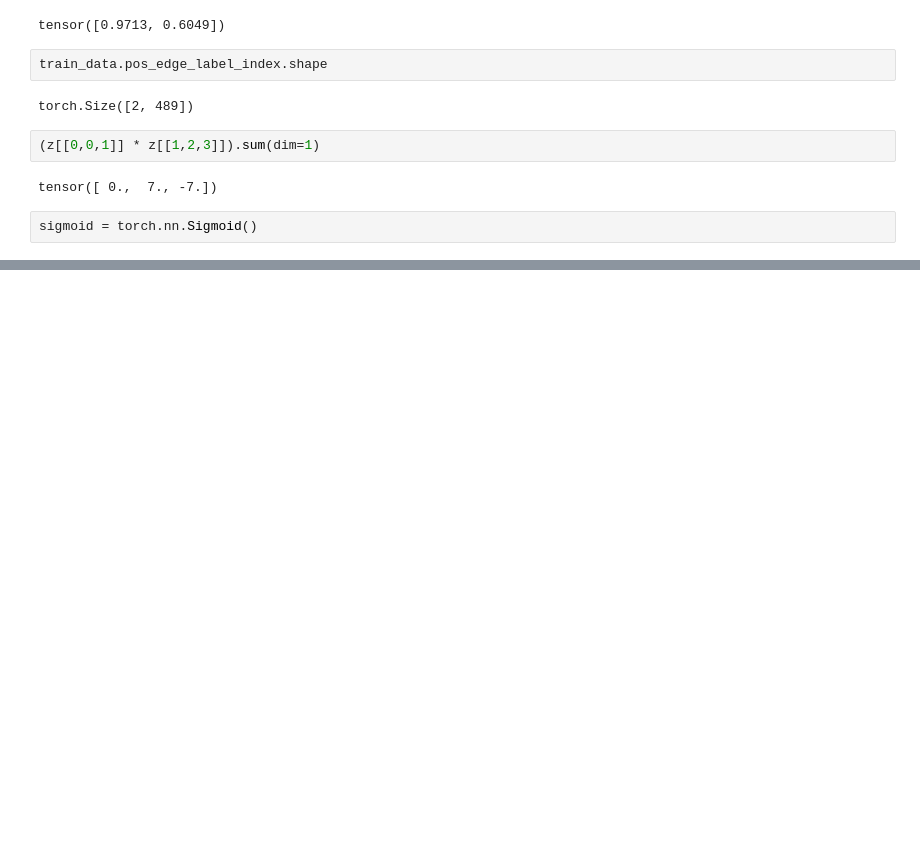
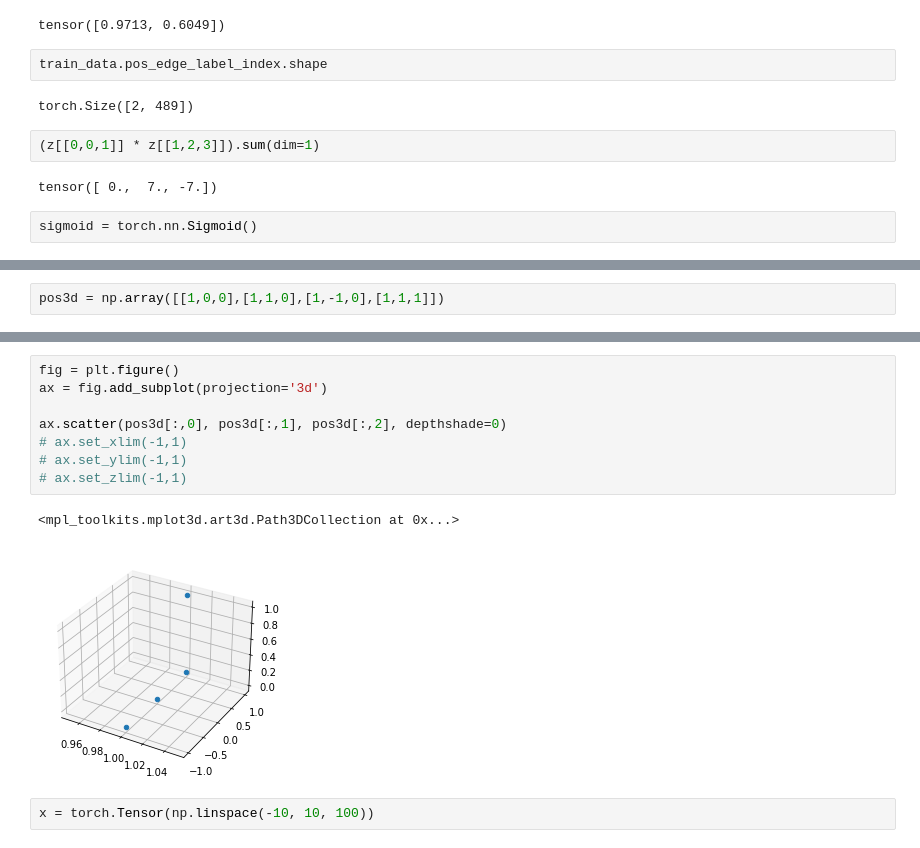
Before and after one commit to martinfama/LPGNN, a Jupyter notebook: GNN_losses.ipynb, the cells around one changed output, grey strips where cells are left out. Drawn from its saved outputs; the diff is of its cells as text; blank space fills up the shorter version.

```diff
--- a/GNN_losses.ipynb
+++ b/GNN_losses.ipynb
@@ -479,0 +523,2 @@ tensor(0.6932, grad_fn=<BinaryCrossEntropyWithLogitsBackward0>)
+# %%
+pos3d = np.array([[1,0,0],[1,1,0],[1,-1,0],[1,1,1]])
@@ -479,0 +529,13 @@ tensor(0.6932, grad_fn=<BinaryCrossEntropyWithLogitsBackward0>)
+# %%
+fig = plt.figure()
+ax = fig.add_subplot(projection='3d')
+
+ax.scatter(pos3d[:,0], pos3d[:,1], pos3d[:,2], depthshade=0)
+# ax.set_xlim(-1,1)
+# ax.set_ylim(-1,1)
+# ax.set_zlim(-1,1)
+# %% [output]
+<mpl_toolkits.mplot3d.art3d.Path3DCollection at 0x...>
+[figure, added]
+# %%
+x = torch.Tensor(np.linspace(-10, 10, 100))
```
Also changed, not shown: parts of 16 cells of this notebook, 41 other files.
